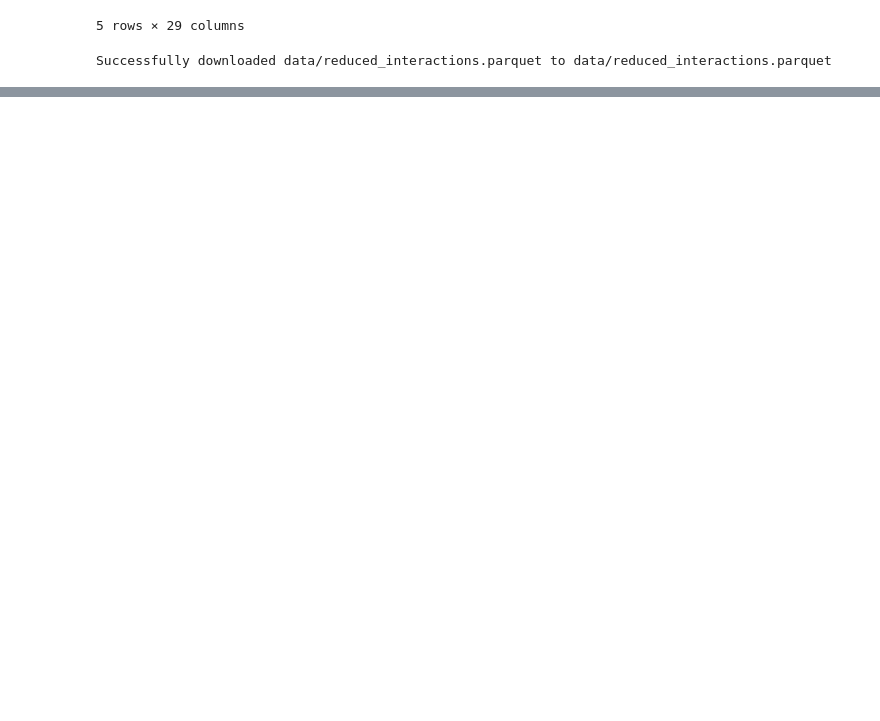
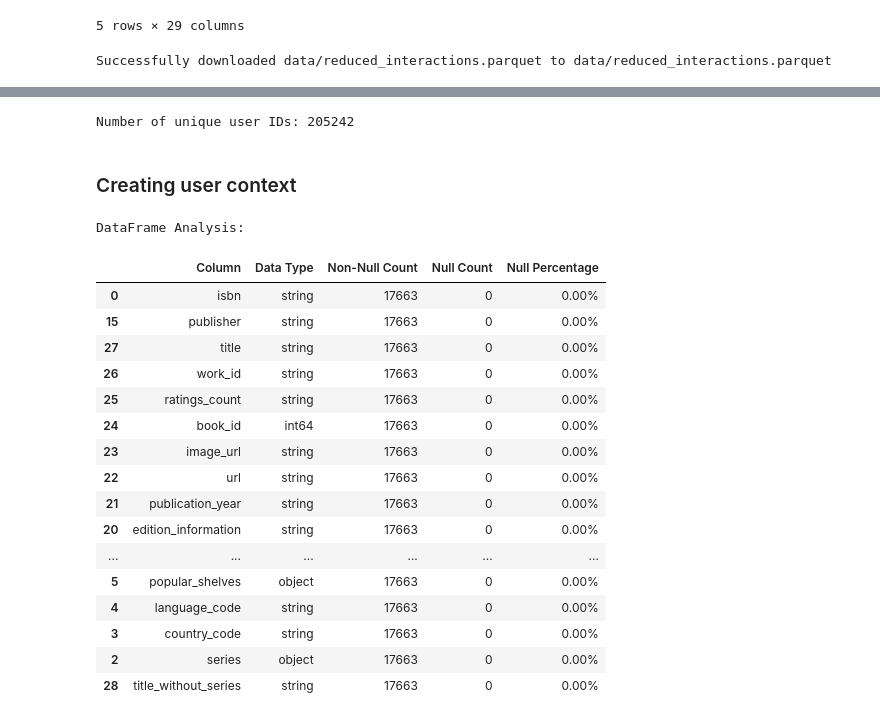
Before and after one commit to yamirghofran/BookDB, a Jupyter notebook: reranker/reranker_v2.ipynb, the cells around one changed output, grey strips where cells are left out. Saved outputs shown, nothing was run; the diff lists cells and outputs as text; code cells hidden in the pictures; blank space fills up the shorter version.

```diff
--- a/reranker/reranker_v2.ipynb
+++ b/reranker/reranker_v2.ipynb
@@ -93,3 +103,64 @@ interactions_df.head()
 | 2 | 8842281e1d1347389f2ab93d60773d4d | 28119237 | 7a8dc8ab7f3c0084be8150d7e5bd40cb | True | 4 | A fascinating book about communit... | Thu Sep 22 16:19:12 -0700 2016 | Thu Sep 22 16:19:12 -0700 2016 | ... |
 | 3 | 8842281e1d1347389f2ab93d60773d4d | 186074 | 1d12addadc0c737dcd29c362c936a266 | True | 5 |  | Tue Jul 12 19:21:10 -0700 2016 | Wed Mar 22 11:47:46 -0700 2017 | ... |
 | 4 | 8842281e1d1347389f2ab93d60773d4d | 15839976 | c7baa53f6f7d554ed9c3859f0d400d19 | True | 5 |  | Tue May 10 11:34:44 -0700 2016 | Wed Mar 22 11:47:45 -0700 2017 | ... |
+# %%
+# Count the number of unique user IDs in the interactions dataframe
+unique_users_count = interactions_df['user_id'].nunique().compute()
+print(f"Number of unique user IDs: {unique_users_count}")
+# %% [output]
+Number of unique user IDs: 205242
+# %% [markdown]
+### Creating user context
+# %%
+def analyze_dataframe(df):
+    # Get column info
+    cols = df.columns
+    dtypes = df.dtypes
+
+    # Calculate total rows
+    total_rows = len(df.compute())
+
+    # Initialize lists to store results
+    results = []
+
+    # Analyze each column
+    for col in cols:
+        # Count non-null values
+        non_null_count = df[col].count().compute()
+        null_count = total_rows - non_null_count
+        null_percentage = (null_count / total_rows) * 100
+
+        results.append({
+            'Column': col,
+            'Data Type': str(dtypes[col]),
+            'Non-Null Count': non_null_count,
+            'Null Count': null_count,
+            'Null Percentage': f'{null_percentage:.2f}%'
+        })
+
+    # Convert results to pandas DataFrame for better display
+    results_df = pd.DataFrame(results)
+    return results_df.sort_values('Null Percentage', ascending=False)
+
+# Display the analysis
+print("DataFrame Analysis:")
+display(analyze_dataframe(books_df))
+# %% [output]
+DataFrame Analysis:
+|  | Column | Data Type | Non-Null Count | Null Count | Null Percentage |
+| 0 | isbn | string | 17663 | 0 | 0.00% |
+| 15 | publisher | string | 17663 | 0 | 0.00% |
+| 27 | title | string | 17663 | 0 | 0.00% |
+| 26 | work_id | string | 17663 | 0 | 0.00% |
+| 25 | ratings_count | string | 17663 | 0 | 0.00% |
+| 24 | book_id | int64 | 17663 | 0 | 0.00% |
+| 23 | image_url | string | 17663 | 0 | 0.00% |
+| 22 | url | string | 17663 | 0 | 0.00% |
+| 21 | publication_year | string | 17663 | 0 | 0.00% |
+| 20 | edition_information | string | 17663 | 0 | 0.00% |
+| ... | ... | ... | ... | ... | ... |
+| 5 | popular_shelves | object | 17663 | 0 | 0.00% |
+| 4 | language_code | string | 17663 | 0 | 0.00% |
+| 3 | country_code | string | 17663 | 0 | 0.00% |
+| 2 | series | object | 17663 | 0 | 0.00% |
+| 28 | title_without_series | string | 17663 | 0 | 0.00% |
```
Also changed, not shown: parts of 13 cells of this notebook.
